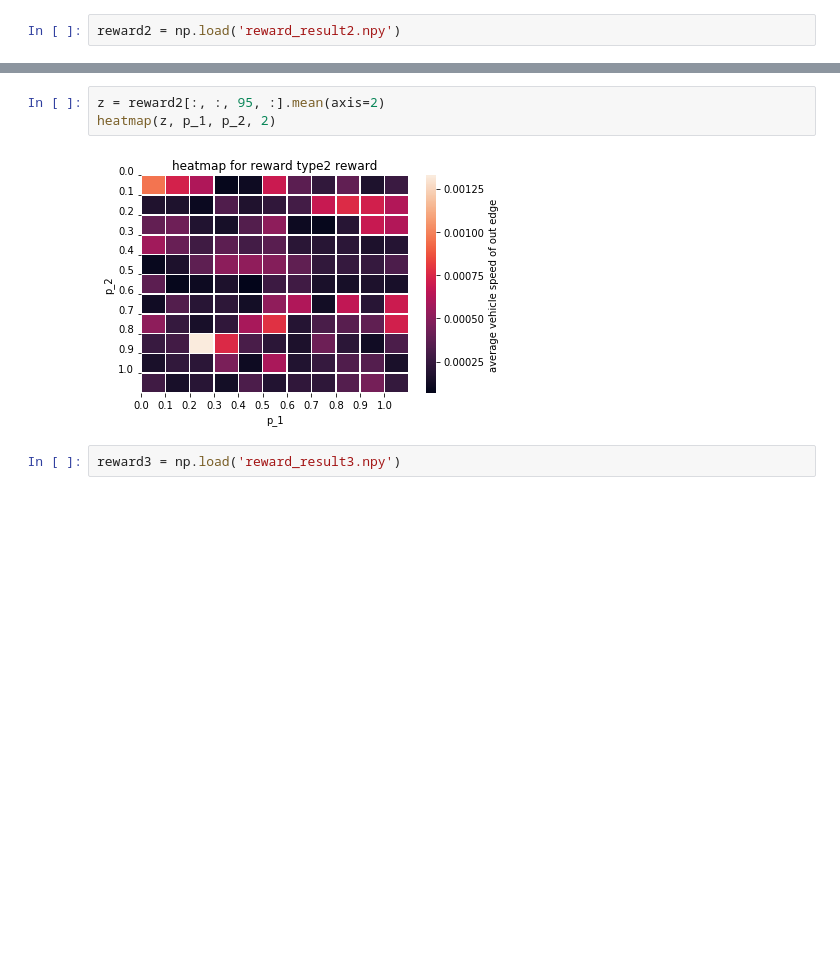
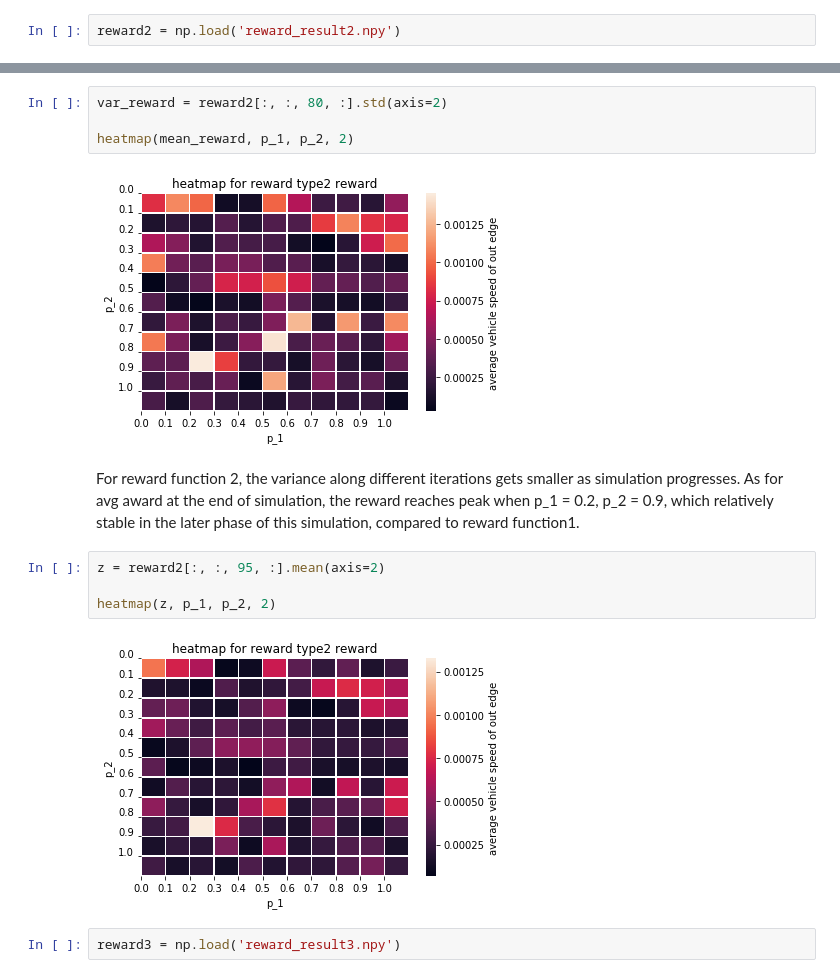
Before and after one commit to lijiayi9712/Learning_matrix, a Jupyter notebook: gym_diamond/examples/Visualization.ipynb, the cells around one changed output, grey strips where cells are left out. Cells and saved outputs as stored; diff of their text form; blank space fills up the shorter version.

```diff
--- a/gym_diamond/examples/Visualization.ipynb
+++ b/gym_diamond/examples/Visualization.ipynb
@@ -34,5 +75,14 @@ reward2 = np.load('reward_result2.npy')
+# %%
+var_reward = reward2[:, :, 80, :].std(axis=2)
+
+heatmap(mean_reward, p_1, p_2, 2)
+# %% [output]
+[figure, added]
+# %% [markdown]
+For reward function 2, the variance along different iterations gets smaller as simulation progresses. As for avg award at the end of simulation, the reward reaches peak when p_1 = 0.2, p_2 = 0.9, which relatively stable in the later phase of this simulation, compared to reward function1.
 # %%
 z = reward2[:, :, 95, :].mean(axis=2)
+
 heatmap(z, p_1, p_2, 2)
 # %% [output]
 [figure]
```
Also changed, not shown: parts of 13 cells of this notebook, 1 other file.
